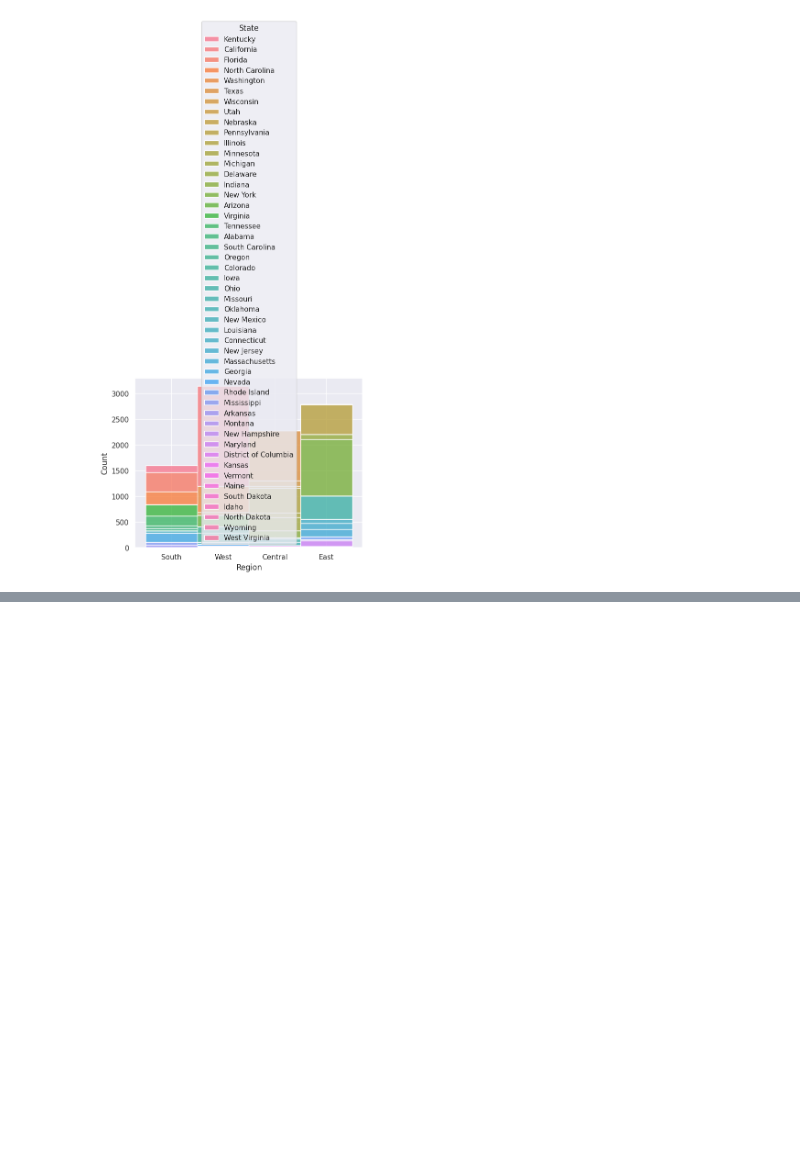
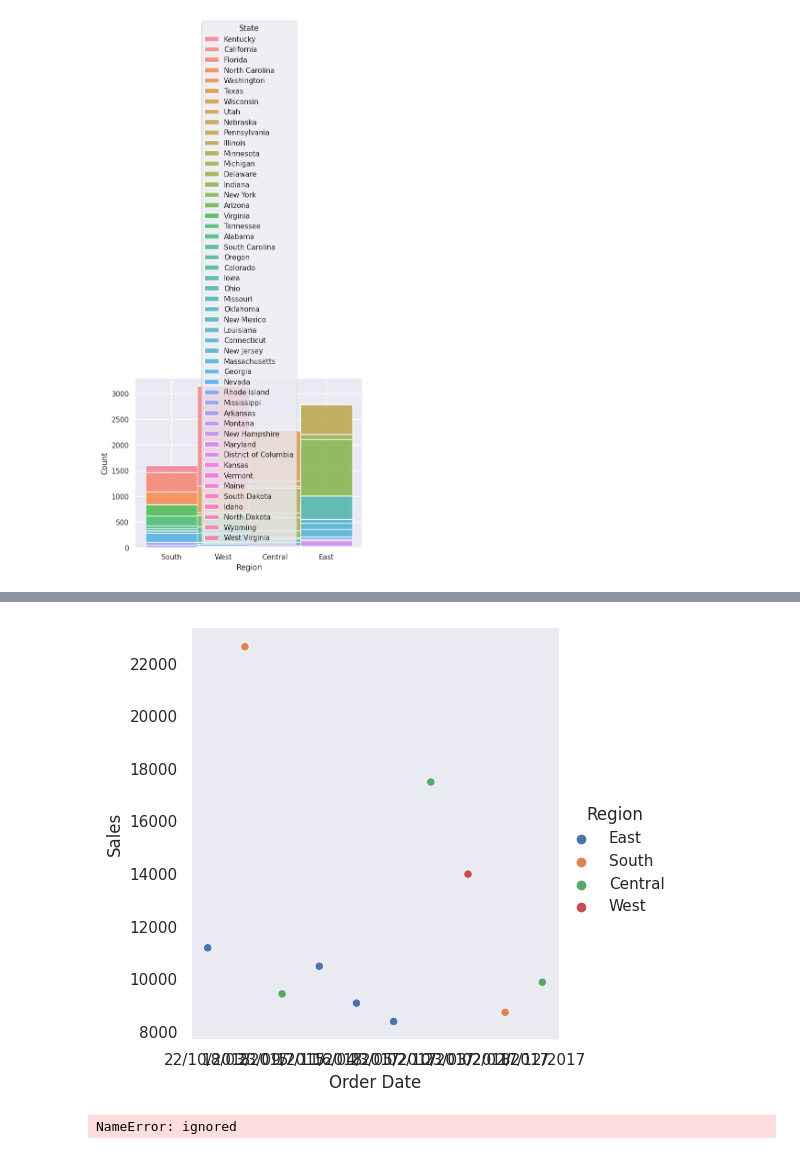
Before and after one commit to emilianoCabrera/Retail_Store_CoderHouse, a Jupyter notebook: Dataset_Retail_Store_Cabrera_Emiliano.ipynb, the cells around one changed output, grey strips where cells are left out. Cells and saved outputs as stored; diff of their text form; code cells hidden in the pictures; blank space fills up the shorter version.

```diff
--- a/Dataset_Retail_Store_Cabrera_Emiliano.ipynb
+++ b/Dataset_Retail_Store_Cabrera_Emiliano.ipynb
@@ -197,0 +231,7 @@ sns.histplot(data=df_Store, x='Region', y='Order Date', hue='Sales')
+# %%
+# Grafico de Dispersión por fecha -
+
+sns.set_theme(style="dark")
+g = sns.relplot(data=top10, x="Order Date", y="Sales", hue="Region")
+# %% [output]
+[figure, added]
@@ -198,6 +241,8 @@ sns.histplot(data=df_Store, x='Region', y='Order Date', hue='Sales')
 # %%
-fig, ax= plt.subplots (figsize (7,7),nrows=2,ncols=2)
-fig.suptitle('Graficos Comparables')
+df_Store, ax= plt.subplots(figsize (7,7),nrows=2,ncols=2)
+#df_Store.suptitle('Graficos Comparables')
+# %% [output]
+NameError: ignored
 # %%
 g = sns.facegrid(df_Store,col="Date Order",row="Sales")
 g.map(sns.scatterplot,"Region")
```
Also changed, not shown: parts of 14 cells of this notebook.
